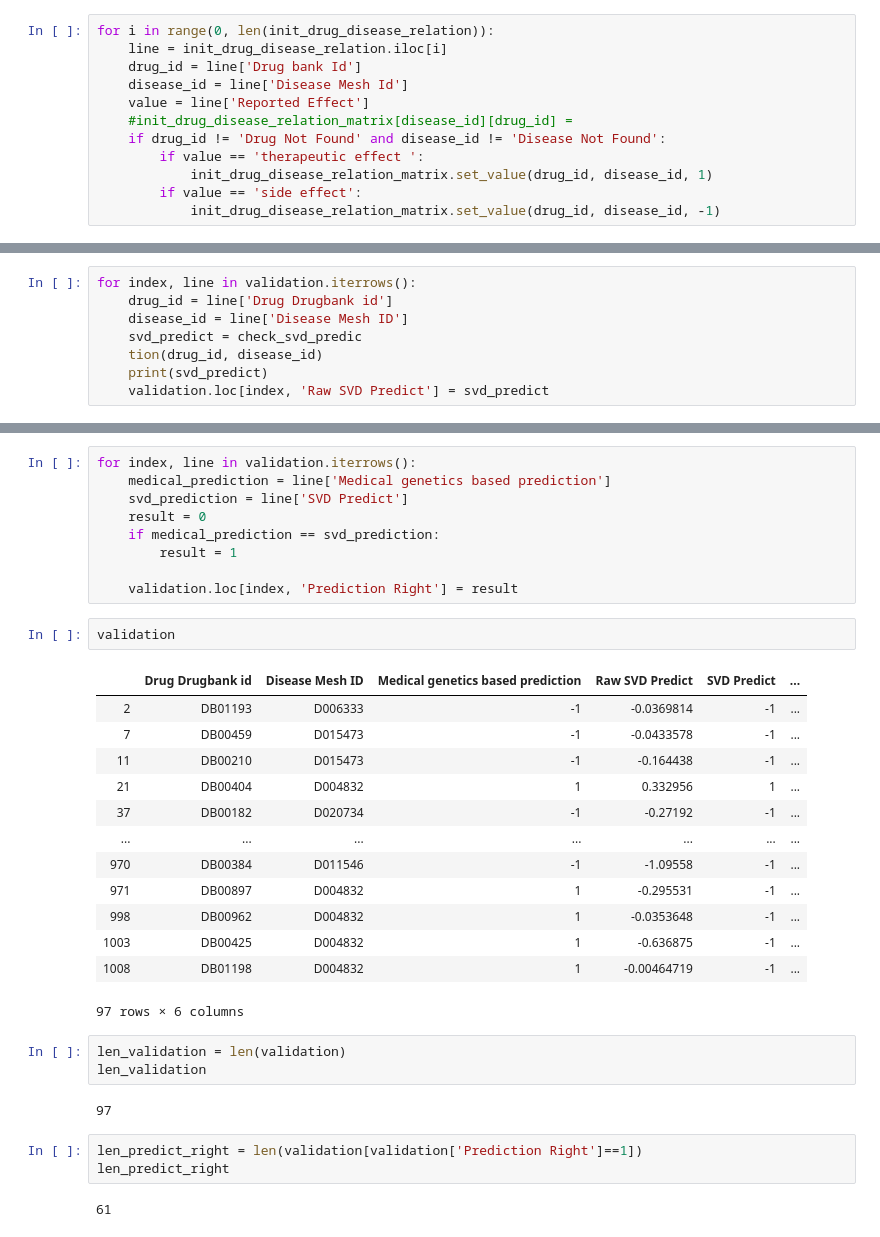
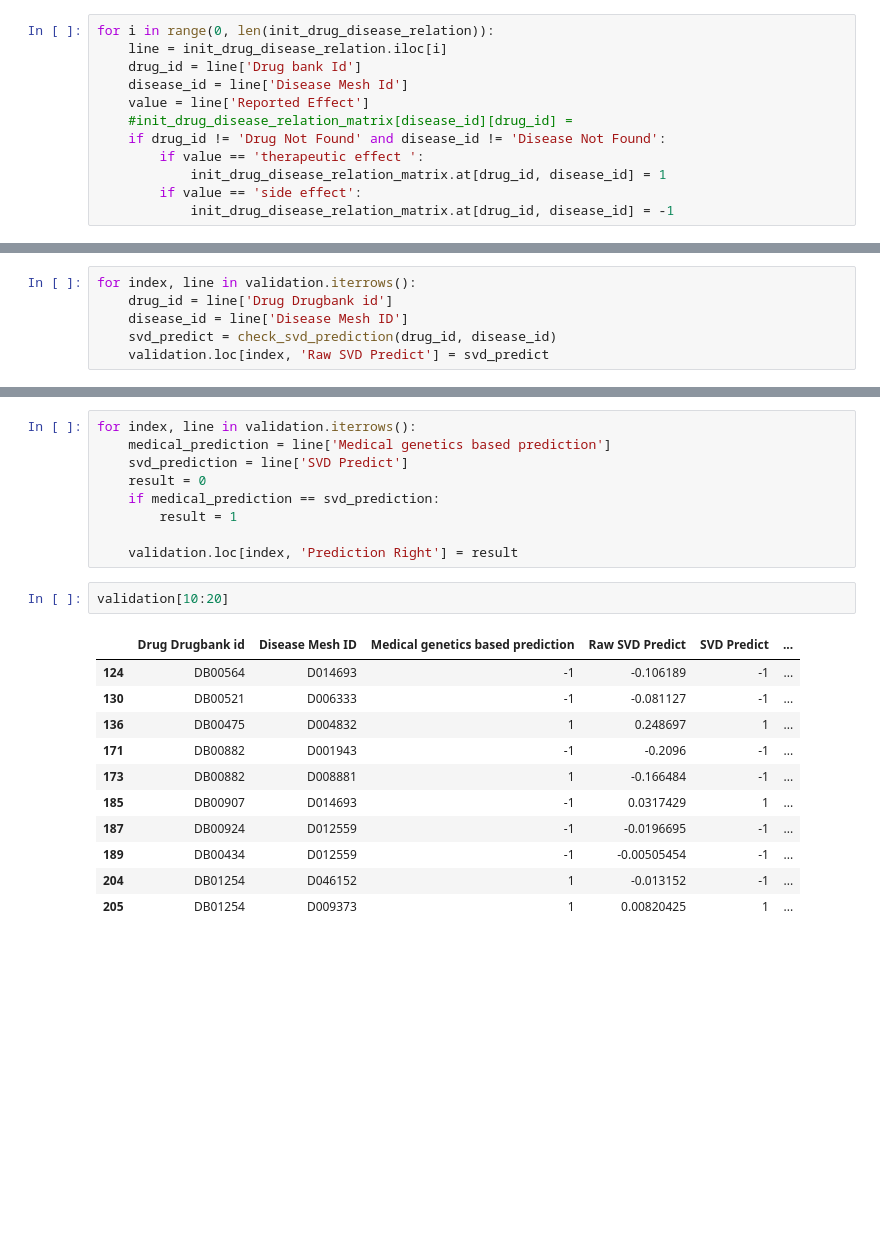
Before and after one commit to easternRainy/Drug-Minging-SVD, a Jupyter notebook: DrugMiningSVD.ipynb, the cells around one changed output, grey strips where cells are left out. Cells and saved outputs as stored; diff of their text form; blank space fills up the shorter version.

```diff
--- a/DrugMiningSVD.ipynb
+++ b/DrugMiningSVD.ipynb
@@ -106,8 +86,8 @@ for i in range(0, len(init_drug_disease_relation)):
     #init_drug_disease_relation_matrix[disease_id][drug_id] =
     if drug_id != 'Drug Not Found' and disease_id != 'Disease Not Found':
         if value == 'therapeutic effect	':
-            init_drug_disease_relation_matrix.set_value(drug_id, disease_id, 1)
+            init_drug_disease_relation_matrix.at[drug_id, disease_id] = 1
         if value == 'side effect':
-            init_drug_disease_relation_matrix.set_value(drug_id, disease_id, -1)
+            init_drug_disease_relation_matrix.at[drug_id, disease_id] = -1
 # %%
 init_drug_disease_relation_matrix = init_drug_disease_relation_matrix.fillna(0)
@@ -194,7 +160,5 @@ def check_svd_prediction(drug_id, disease_id):
 for index, line in validation.iterrows():
     drug_id = line['Drug Drugbank id']
     disease_id = line['Disease Mesh ID']
-    svd_predict = check_svd_predic
-    tion(drug_id, disease_id)
-    print(svd_predict)
+    svd_predict = check_svd_prediction(drug_id, disease_id)
     validation.loc[index, 'Raw SVD Predict'] = svd_predict
@@ -268,28 +204,16 @@ for index, line in validation.iterrows():
 
     validation.loc[index, 'Prediction Right'] = result
 # %%
-validation
+validation[10:20]
 # %% [output]
 |  | Drug Drugbank id | Disease Mesh ID | Medical genetics based prediction | Raw SVD Predict | SVD Predict | ... |
-| 2 | DB01193 | D006333 | -1 | -0.0369814 | -1 | ... |
-| 7 | DB00459 | D015473 | -1 | -0.0433578 | -1 | ... |
-| 11 | DB00210 | D015473 | -1 | -0.164438 | -1 | ... |
-| 21 | DB00404 | D004832 | 1 | 0.332956 | 1 | ... |
-| 37 | DB00182 | D020734 | -1 | -0.27192 | -1 | ... |
-| ... | ... | ... | ... | ... | ... | ... |
-| 970 | DB00384 | D011546 | -1 | -1.09558 | -1 | ... |
-| 971 | DB00897 | D004832 | 1 | -0.295531 | -1 | ... |
-| 998 | DB00962 | D004832 | 1 | -0.0353648 | -1 | ... |
-| 1003 | DB00425 | D004832 | 1 | -0.636875 | -1 | ... |
-| 1008 | DB01198 | D004832 | 1 | -0.00464719 | -1 | ... |
+| 124 | DB00564 | D014693 | -1 | -0.106189 | -1 | ... |
+| 130 | DB00521 | D006333 | -1 | -0.081127 | -1 | ... |
+| 136 | DB00475 | D004832 | 1 | 0.248697 | 1 | ... |
+| 171 | DB00882 | D001943 | -1 | -0.2096 | -1 | ... |
+| 173 | DB00882 | D008881 | 1 | -0.166484 | -1 | ... |
+| 185 | DB00907 | D014693 | -1 | 0.0317429 | 1 | ... |
+| 187 | DB00924 | D012559 | -1 | -0.0196695 | -1 | ... |
+| 189 | DB00434 | D012559 | -1 | -0.00505454 | -1 | ... |
+| 204 | DB01254 | D046152 | 1 | -0.013152 | -1 | ... |
+| 205 | DB01254 | D009373 | 1 | 0.00820425 | 1 | ... |
-97 rows × 6 columns
-# %%
-len_validation = len(validation)
-len_validation
-# %% [output]
-97
-# %%
-len_predict_right = len(validation[validation['Prediction Right']==1])
-len_predict_right
-# %% [output]
-61
```
Also changed, not shown: parts of 31 cells of this notebook.
